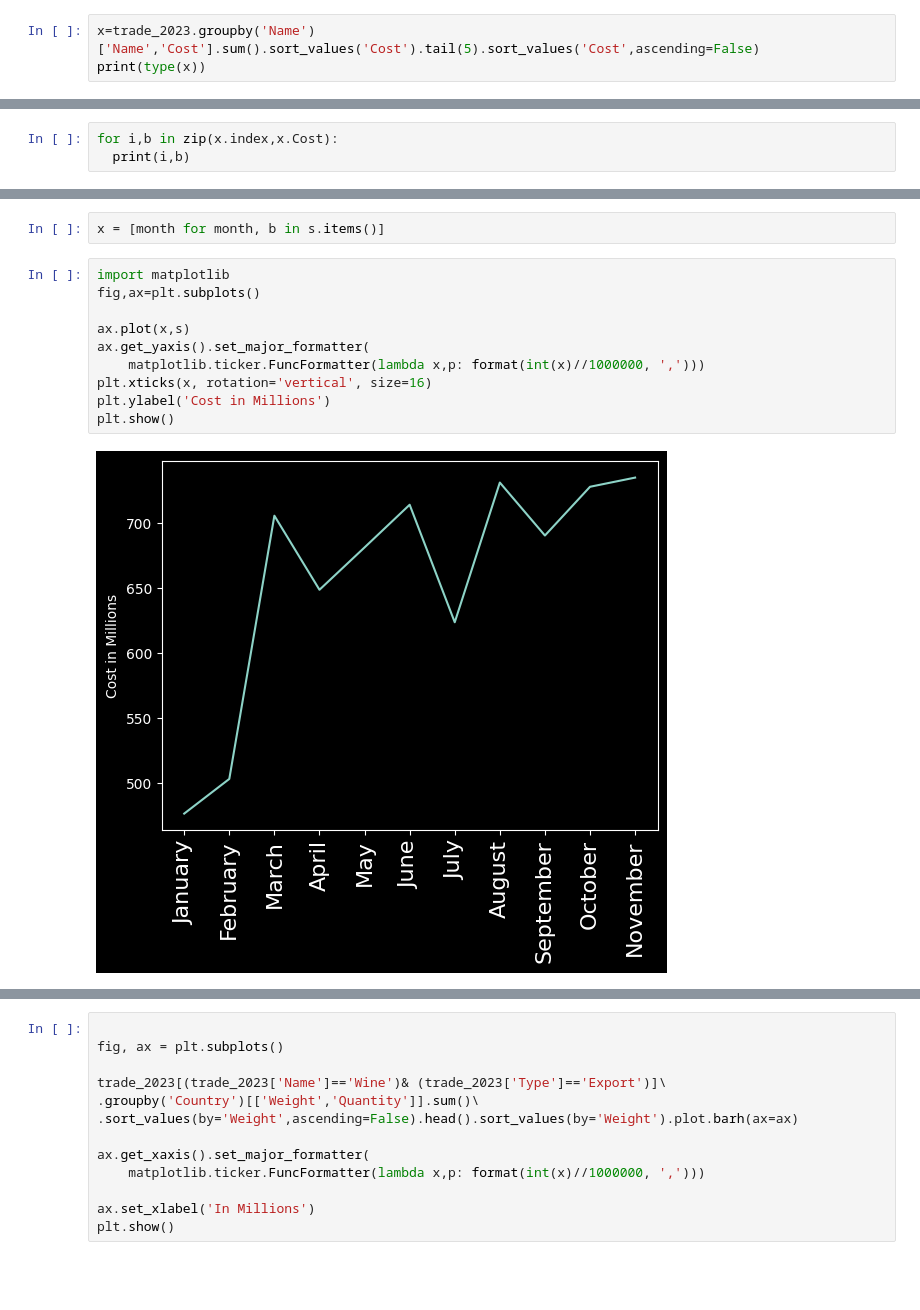
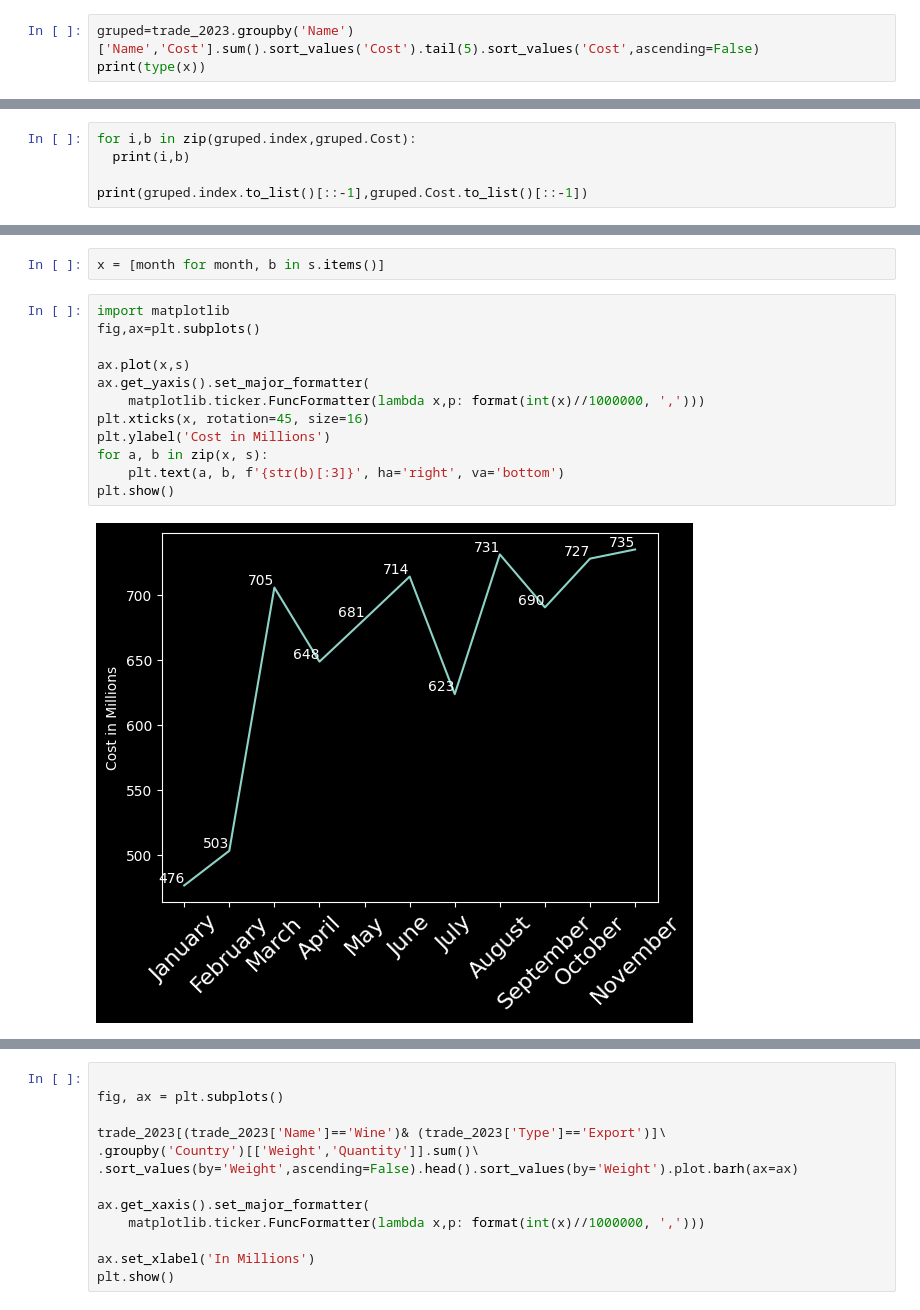
Before and after one commit to DatoKochla18/GeorgianTradeAnalysis, a Jupyter notebook: Georgia Trade/GEORGIA's_Trade_Analysis.ipynb, the cells around one changed output, grey strips where cells are left out. Saved outputs shown, nothing was run; the diff lists cells and outputs as text; blank space fills up the shorter version.

```diff
--- a/Georgia Trade/GEORGIA's_Trade_Analysis.ipynb
+++ b/Georgia Trade/GEORGIA's_Trade_Analysis.ipynb
@@ -141,4 +141,4 @@ plt.show()
 # %%
-x=trade_2023.groupby('Name')['Name','Cost'].sum().sort_values('Cost').tail(5).sort_values('Cost',ascending=False)
+gruped=trade_2023.groupby('Name')['Name','Cost'].sum().sort_values('Cost').tail(5).sort_values('Cost',ascending=False)
 print(type(x))
 # %% [output]
@@ -146,6 +146,8 @@ print(type(x))
 # %%
-for i,b in zip(x.index,x.Cost):
+for i,b in zip(gruped.index,gruped.Cost):
   print(i,b)
+
+print(gruped.index.to_list()[::-1],gruped.Cost.to_list()[::-1])
 # %% [output]
 Petroleum oils 1051647726.6718695
 Copper ores and concentrates 487347726.5148289
@@ -200,15 +234,17 @@ x = [month for month, b in s.items()]
 # %%
 import matplotlib
 fig,ax=plt.subplots()
 
 ax.plot(x,s)
 ax.get_yaxis().set_major_formatter(
     matplotlib.ticker.FuncFormatter(lambda x,p: format(int(x)//1000000, ',')))
-plt.xticks(x, rotation='vertical', size=16)
+plt.xticks(x, rotation=45, size=16)
 plt.ylabel('Cost in Millions')
+for a, b in zip(x, s):
+    plt.text(a, b, f'{str(b)[:3]}', ha='right', va='bottom')
 plt.show()
 # %% [output]
-[figure, old version]
+[figure, new version]
 # %%
 #top 3 countries on which georgia's is depended the most?
 trade_2023[trade_2023['Type']=='Import']\
```
Also changed, not shown: parts of 14 cells of this notebook.
